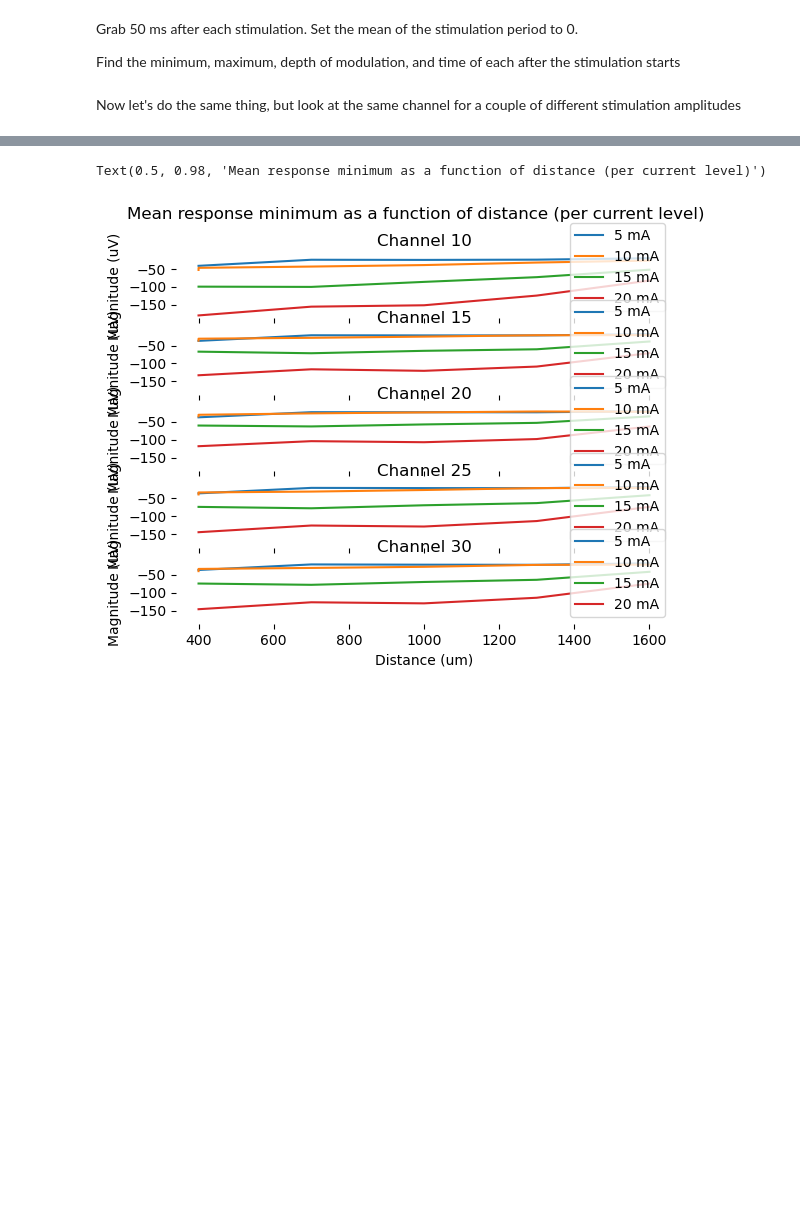
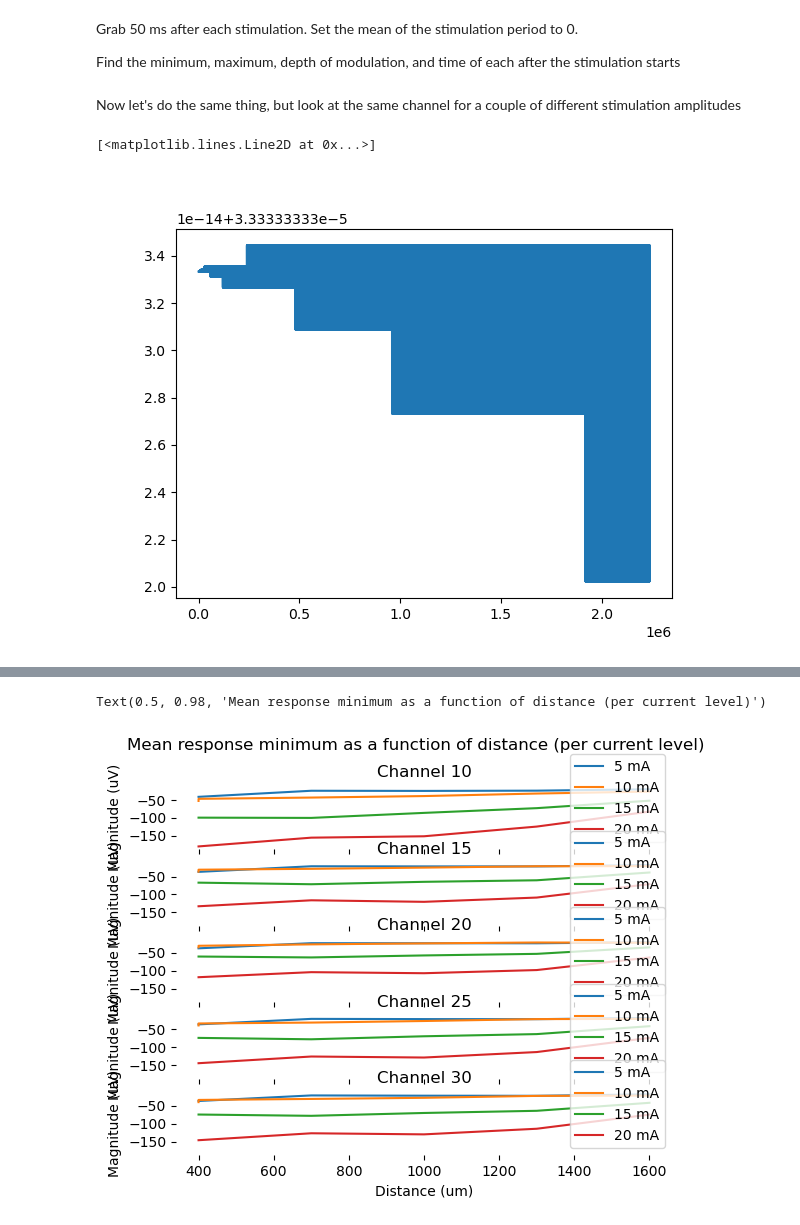
Before and after one commit to kb0dkin/Work_Tools, a Jupyter notebook: BrainPatch_analysis/crimson_responses.ipynb, the cells around one changed output, grey strips where cells are left out. Cells and saved outputs as stored; diff of their text form; code cells hidden in the pictures; blank space fills up the shorter version.

```diff
--- a/BrainPatch_analysis/crimson_responses.ipynb
+++ b/BrainPatch_analysis/crimson_responses.ipynb
@@ -209,6 +241,13 @@ for i_event, event in enumerate(events):
     # abs_maxs[i_event,:] = rel_maxs[i_event,:] + event_ts[i_event,0]
 # %% [markdown]
 Now let's do the same thing, but look at the same channel for a couple of different stimulation amplitudes
+# %%
+fig_time, ax_time = plt.subplots()
+
+ax_time.plot(np.diff(timestamps))
+# %% [output]
+[<matplotlib.lines.Line2D at 0x...>]
+[figure, added]
 # %%
 plt_chans = [30, 31, 32, 33]
 n_plt = len(plt_chans)
```
Also changed, not shown: parts of 15 cells of this notebook, 1 other file.
